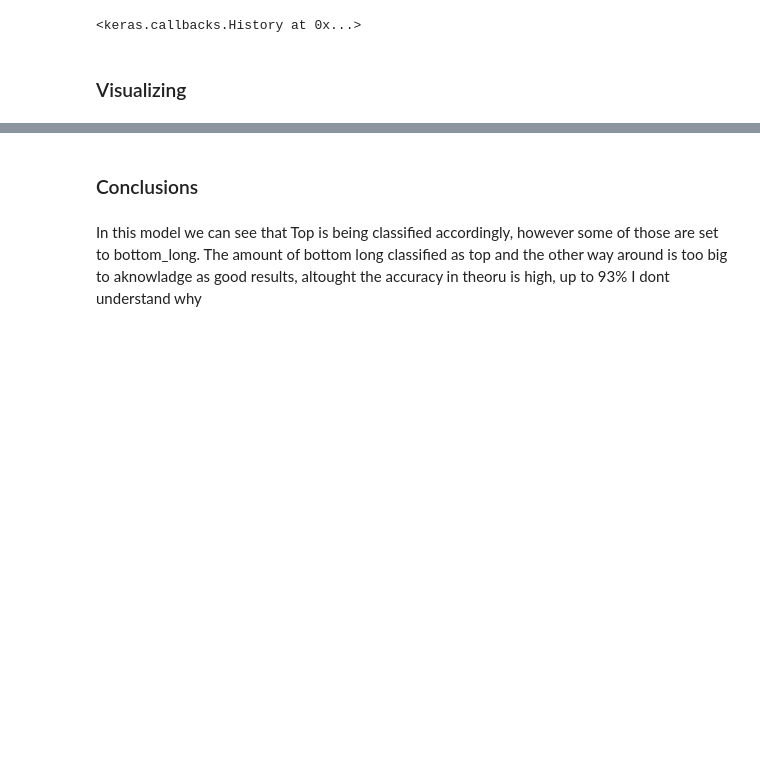
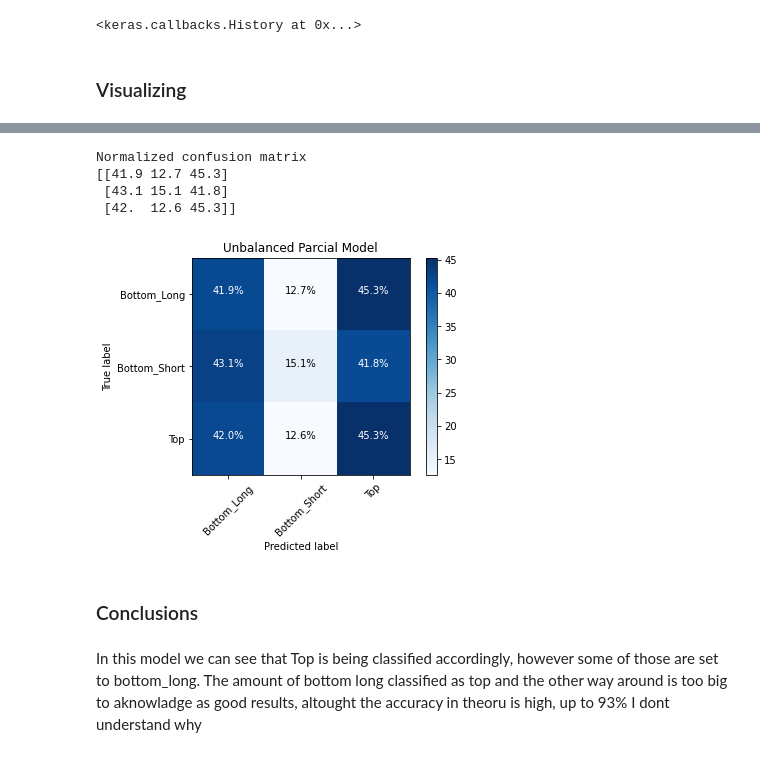
Before and after one commit to ensapra/TreballFinaldeGrau, a Jupyter notebook: ComputerVision/PantsModel_Training.ipynb, the cells around one changed output, grey strips where cells are left out. Drawn from its saved outputs; the diff is of its cells as text; code cells hidden in the pictures; blank space fills up the shorter version.

```diff
--- a/ComputerVision/PantsModel_Training.ipynb
+++ b/ComputerVision/PantsModel_Training.ipynb
@@ -576,6 +580,12 @@ IndexError: Read fewer bytes than requested
 # %%
 cm = confusion_matrix(y_true=train_set.labels, y_pred=rounded_predictions)
-plot_confusion_matrix(cm=cm, classes=train_set.class_indices, title='Unbalanced Parcial Model')
+plot_confusion_matrix(cm=cm, normalize = True,classes=train_set.class_indices, title='Unbalanced Parcial Model')
+# %% [output]
+Normalized confusion matrix
+[[41.9 12.7 45.3]
+ [43.1 15.1 41.8]
+ [42.  12.6 45.3]]
+[figure, added]
 # %% [markdown]
 ### Conclusions
 # %% [markdown]
```
Also changed, not shown: parts of 11 cells of this notebook, 16 other files.
